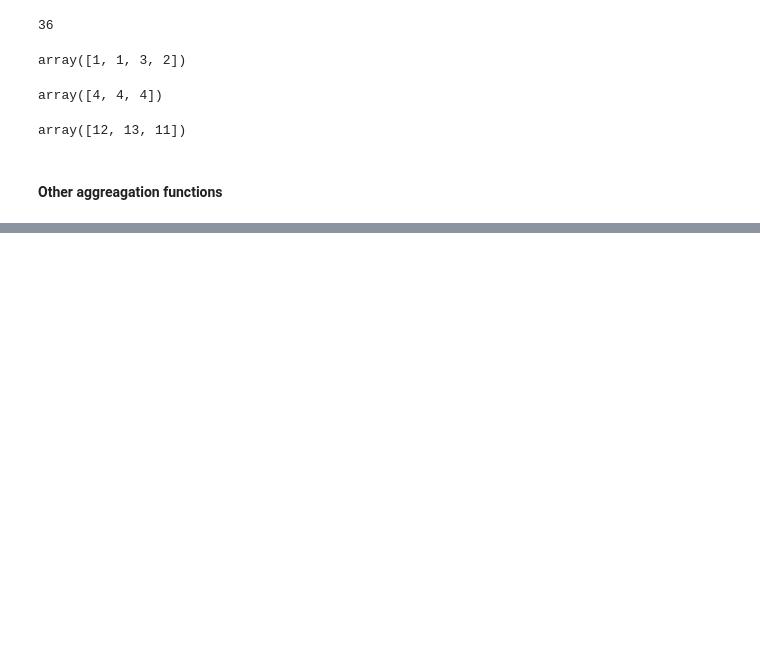
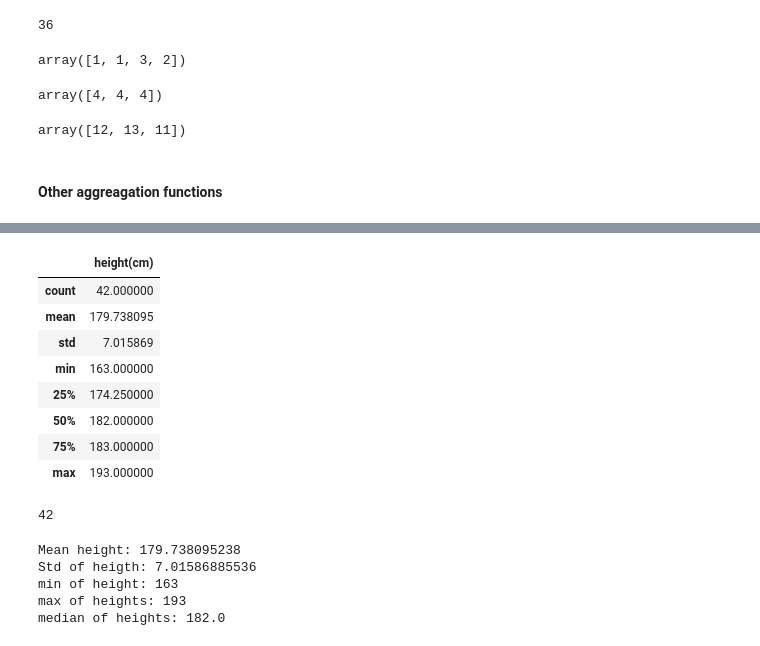
Before and after one commit to numanyilmaz/PythonDataScienceHandbookNotes, a Jupyter notebook: Chapter2.ipynb, the cells around one changed output, grey strips where cells are left out. Cells and saved outputs as stored; diff of their text form; code cells hidden in the pictures; blank space fills up the shorter version.

```diff
--- a/Chapter2.ipynb
+++ b/Chapter2.ipynb
@@ -655,0 +711,29 @@ array([12, 13, 11])
+# %%
+data.describe()
+# %% [output]
+|  | height(cm) |
+| count | 42.000000 |
+| mean | 179.738095 |
+| std | 7.015869 |
+| min | 163.000000 |
+| 25% | 174.250000 |
+| 50% | 182.000000 |
+| 75% | 183.000000 |
+| max | 193.000000 |
+# %%
+heights = np.array(data['height(cm)'])
+len(heights)
+# %% [output]
+42
+# %%
+print("Mean height:", np.mean(heights))
+print("Std of heigth:",np.std(heights, ddof=1))
+print('min of height:', np.min(heights))
+print('max of heights:', np.max(heights))
+print('median of heights:', np.median(heights))
+# %% [output]
+Mean height: 179.738095238
+Std of heigth: 7.01586885536
+min of height: 163
+max of heights: 193
+median of heights: 182.0
```
Also changed, not shown: parts of 21 cells of this notebook.
